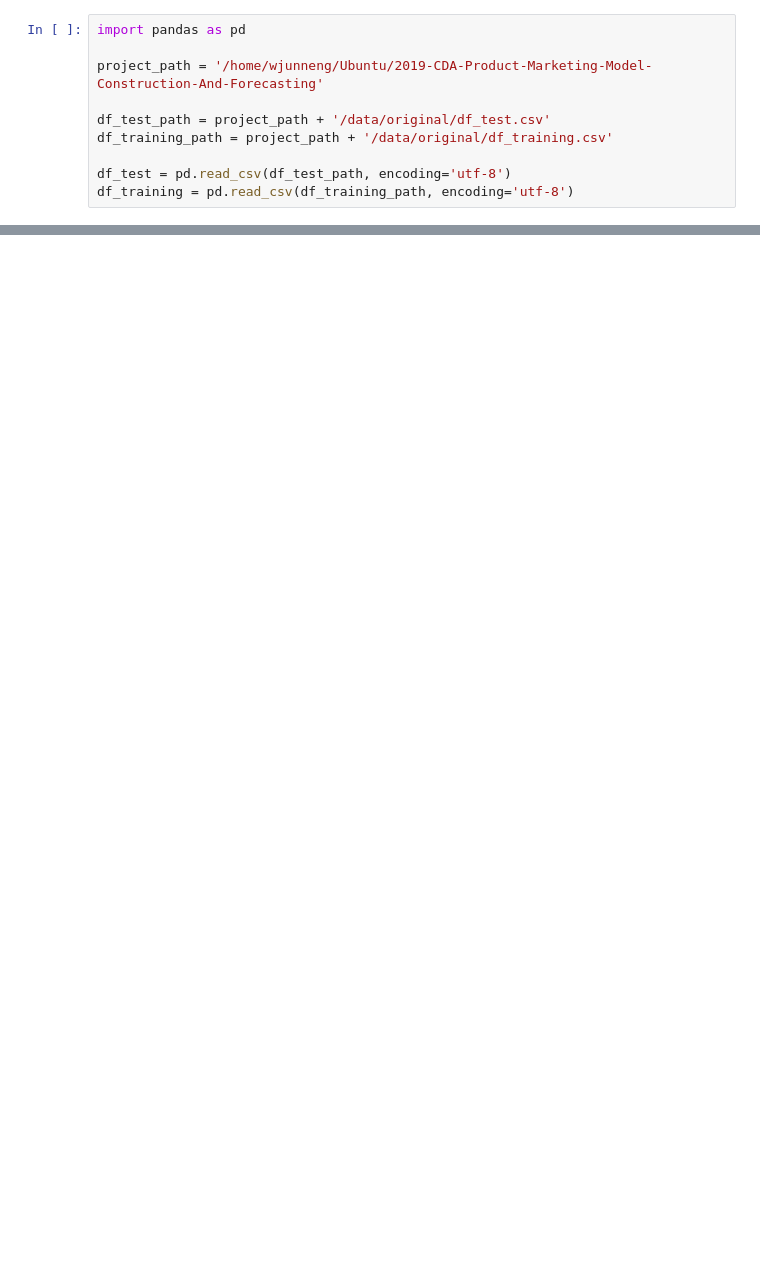
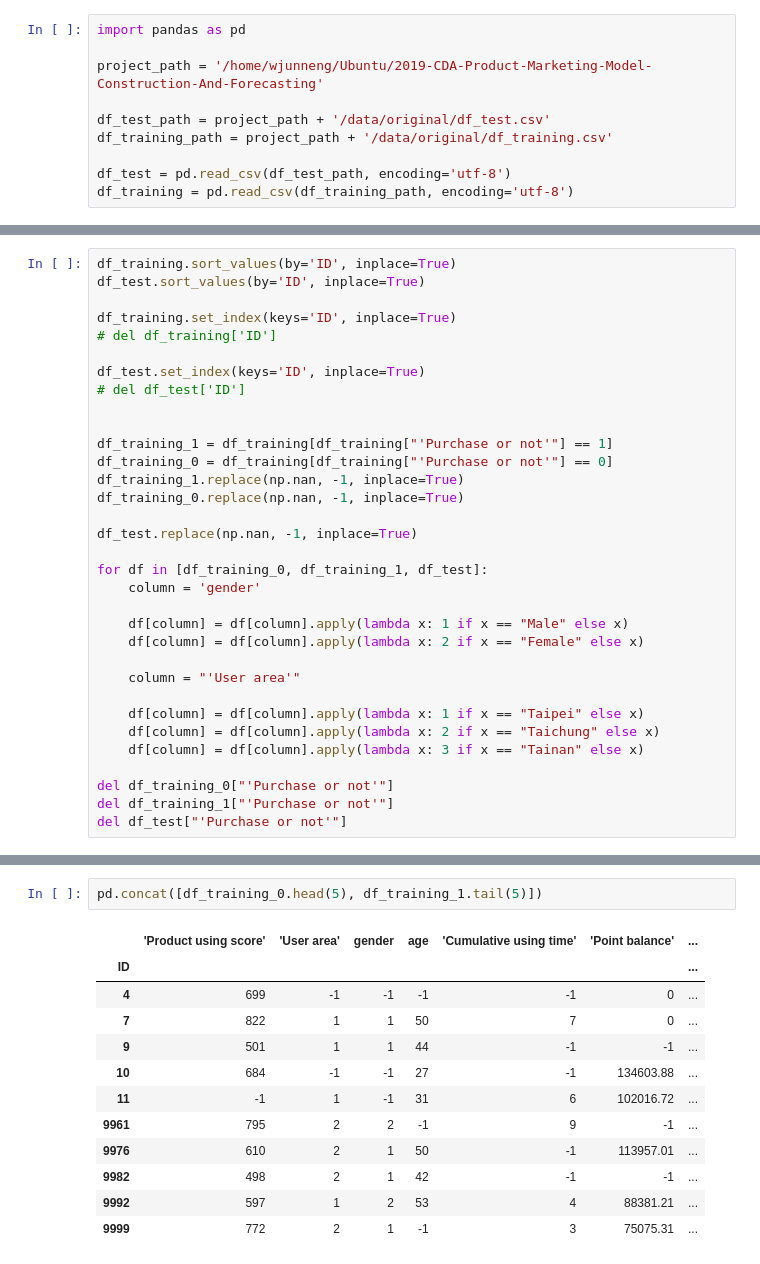
Before and after one commit to wjunneng/2019-CDA-Product-Marketing-Model-Construction-And-Forecasting, a Jupyter notebook: eda/9_21.ipynb, the cells around one changed output, grey strips where cells are left out. Cells and saved outputs as stored; diff of their text form; blank space fills up the shorter version.

```diff
--- a/eda/9_21.ipynb
+++ b/eda/9_21.ipynb
@@ -29,0 +45,33 @@ dtype: int64
+# %%
+df_training.sort_values(by='ID', inplace=True)
+df_test.sort_values(by='ID', inplace=True)
+
+df_training.set_index(keys='ID', inplace=True)
+# del df_training['ID']
+
+df_test.set_index(keys='ID', inplace=True)
+# del df_test['ID']
+
+
+df_training_1 = df_training[df_training["'Purchase or not'"] == 1]
+df_training_0 = df_training[df_training["'Purchase or not'"] == 0]
+df_training_1.replace(np.nan, -1, inplace=True)
+df_training_0.replace(np.nan, -1, inplace=True)
+
+df_test.replace(np.nan, -1, inplace=True)
+
+for df in [df_training_0, df_training_1, df_test]:
+    column = 'gender'
+
+    df[column] = df[column].apply(lambda x: 1 if x == "Male" else x)
+    df[column] = df[column].apply(lambda x: 2 if x == "Female" else x)
+
+    column = "'User area'"
+
+    df[column] = df[column].apply(lambda x: 1 if x == "Taipei" else x)
+    df[column] = df[column].apply(lambda x: 2 if x == "Taichung" else x)
+    df[column] = df[column].apply(lambda x: 3 if x == "Tainan" else x)
+
+del df_training_0["'Purchase or not'"]
+del df_training_1["'Purchase or not'"]
+del df_test["'Purchase or not'"]
@@ -29,0 +99,15 @@ dtype: int64
+# %%
+pd.concat([df_training_0.head(5), df_training_1.tail(5)])
+# %% [output]
+|  | 'Product using score' | 'User area' | gender | age | 'Cumulative using time' | 'Point balance' | ... |
+| ID |  |  |  |  |  |  | ... |
+| 4 | 699 | -1 | -1 | -1 | -1 | 0 | ... |
+| 7 | 822 | 1 | 1 | 50 | 7 | 0 | ... |
+| 9 | 501 | 1 | 1 | 44 | -1 | -1 | ... |
+| 10 | 684 | -1 | -1 | 27 | -1 | 134603.88 | ... |
+| 11 | -1 | 1 | -1 | 31 | 6 | 102016.72 | ... |
+| 9961 | 795 | 2 | 2 | -1 | 9 | -1 | ... |
+| 9976 | 610 | 2 | 1 | 50 | -1 | 113957.01 | ... |
+| 9982 | 498 | 2 | 1 | 42 | -1 | -1 | ... |
+| 9992 | 597 | 1 | 2 | 53 | 4 | 88381.21 | ... |
+| 9999 | 772 | 2 | 1 | -1 | 3 | 75075.31 | ... |
```
Also changed, not shown: parts of 5 cells of this notebook, 16 other files.
